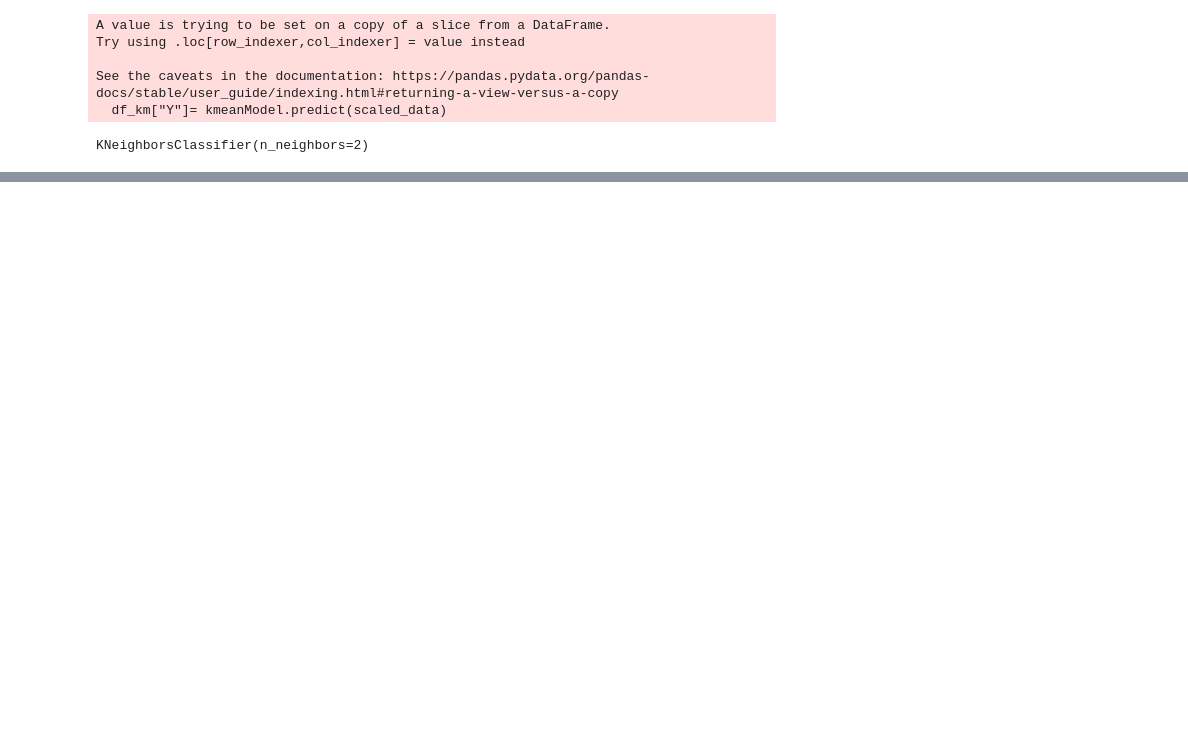
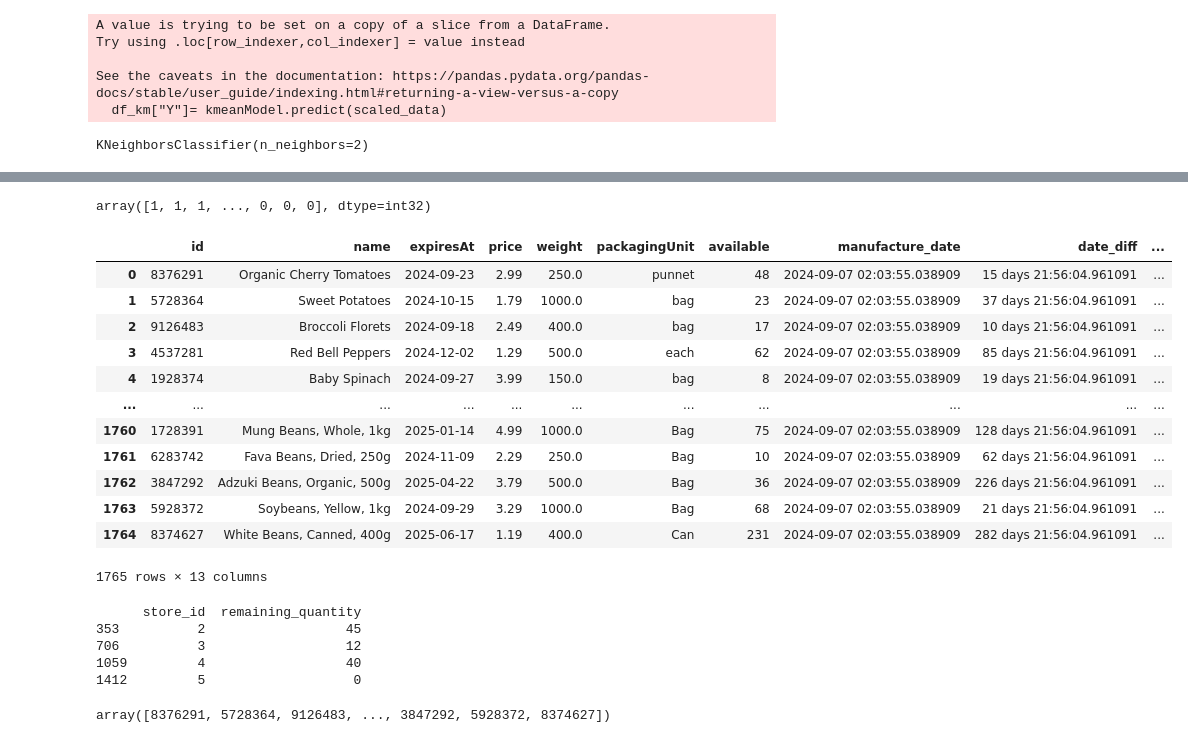
Before and after one commit to ajvikranth/HackFest, a Jupyter notebook: cl-model/train.ipynb, the cells around one changed output, grey strips where cells are left out. Cells and saved outputs as stored; diff of their text form; code cells hidden in the pictures; blank space fills up the shorter version.

```diff
--- a/cl-model/train.ipynb
+++ b/cl-model/train.ipynb
@@ -92,0 +93,29 @@ array([1, 0, 1, ..., 1, 0, 1], dtype=int32)
+# %%
+import joblib
+
+# Save the model as a pickle in a file
+# joblib.dump(knn, 'knn.pkl')
+
+# Load the model from the file
+knn_from_joblib = joblib.load('knn.pkl')
+
+# Use the loaded model to make predictions
+knn_from_joblib.predict(X_train)
+# %% [output]
+array([1, 1, 1, ..., 0, 0, 0], dtype=int32)
+# %%
+df
+# %% [output]
+|  | id | name | expiresAt | price | weight | packagingUnit | available | manufacture_date | date_diff | ... |
+| 0 | 8376291 | Organic Cherry Tomatoes | 2024-09-23 | 2.99 | 250.0 | punnet | 48 | 2024-09-07 02:03:55.038909 | 15 days 21:56:04.961091 | ... |
+| 1 | 5728364 | Sweet Potatoes | 2024-10-15 | 1.79 | 1000.0 | bag | 23 | 2024-09-07 02:03:55.038909 | 37 days 21:56:04.961091 | ... |
+| 2 | 9126483 | Broccoli Florets | 2024-09-18 | 2.49 | 400.0 | bag | 17 | 2024-09-07 02:03:55.038909 | 10 days 21:56:04.961091 | ... |
+| 3 | 4537281 | Red Bell Peppers | 2024-12-02 | 1.29 | 500.0 | each | 62 | 2024-09-07 02:03:55.038909 | 85 days 21:56:04.961091 | ... |
+| 4 | 1928374 | Baby Spinach | 2024-09-27 | 3.99 | 150.0 | bag | 8 | 2024-09-07 02:03:55.038909 | 19 days 21:56:04.961091 | ... |
+| ... | ... | ... | ... | ... | ... | ... | ... | ... | ... | ... |
+| 1760 | 1728391 | Mung Beans, Whole, 1kg | 2025-01-14 | 4.99 | 1000.0 | Bag | 75 | 2024-09-07 02:03:55.038909 | 128 days 21:56:04.961091 | ... |
+| 1761 | 6283742 | Fava Beans, Dried, 250g | 2024-11-09 | 2.29 | 250.0 | Bag | 10 | 2024-09-07 02:03:55.038909 | 62 days 21:56:04.961091 | ... |
+| 1762 | 3847292 | Adzuki Beans, Organic, 500g | 2025-04-22 | 3.79 | 500.0 | Bag | 36 | 2024-09-07 02:03:55.038909 | 226 days 21:56:04.961091 | ... |
+| 1763 | 5928372 | Soybeans, Yellow, 1kg | 2024-09-29 | 3.29 | 1000.0 | Bag | 68 | 2024-09-07 02:03:55.038909 | 21 days 21:56:04.961091 | ... |
+| 1764 | 8374627 | White Beans, Canned, 400g | 2025-06-17 | 1.19 | 400.0 | Can | 231 | 2024-09-07 02:03:55.038909 | 282 days 21:56:04.961091 | ... |
+1765 rows × 13 columns
@@ -92,0 +130,15 @@ array([1, 0, 1, ..., 1, 0, 1], dtype=int32)
+# %%
+def get_store(product_id, current_store=1 ):
+    return df[(df['store_id'] != current_store) & (df['id'] == product_id)][['store_id' ,'remaining_quantity']]
+for i in df['id'].values:
+    print(get_store(i, 1))
+# %% [output]
+      store_id  remaining_quantity
+353          2                  45
+706          3                  12
+1059         4                  40
+1412         5                   0
+# %%
+label = [[0,0,0,0] ]
+# %% [output]
+array([8376291, 5728364, 9126483, ..., 3847292, 5928372, 8374627])
```
Also changed, not shown: parts of 9 cells of this notebook.
